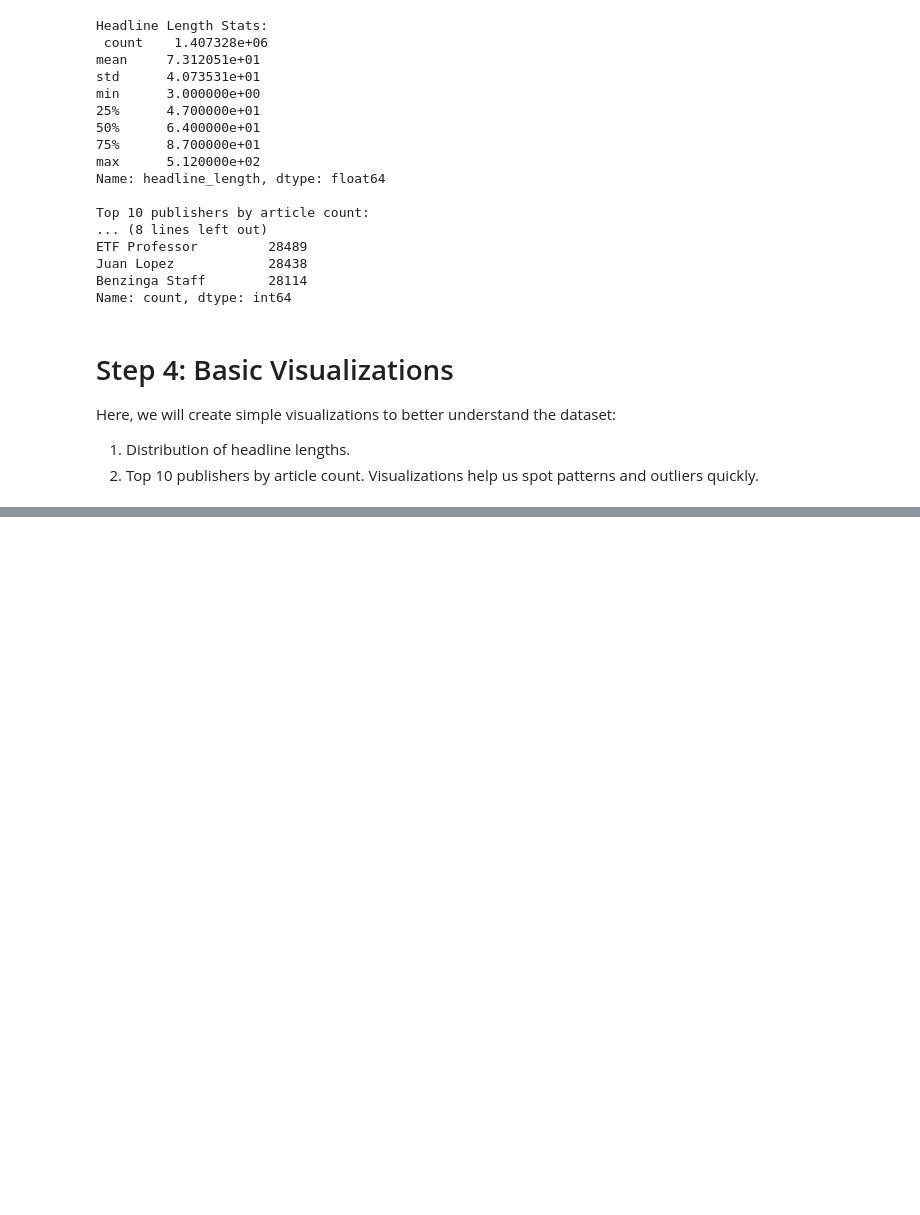
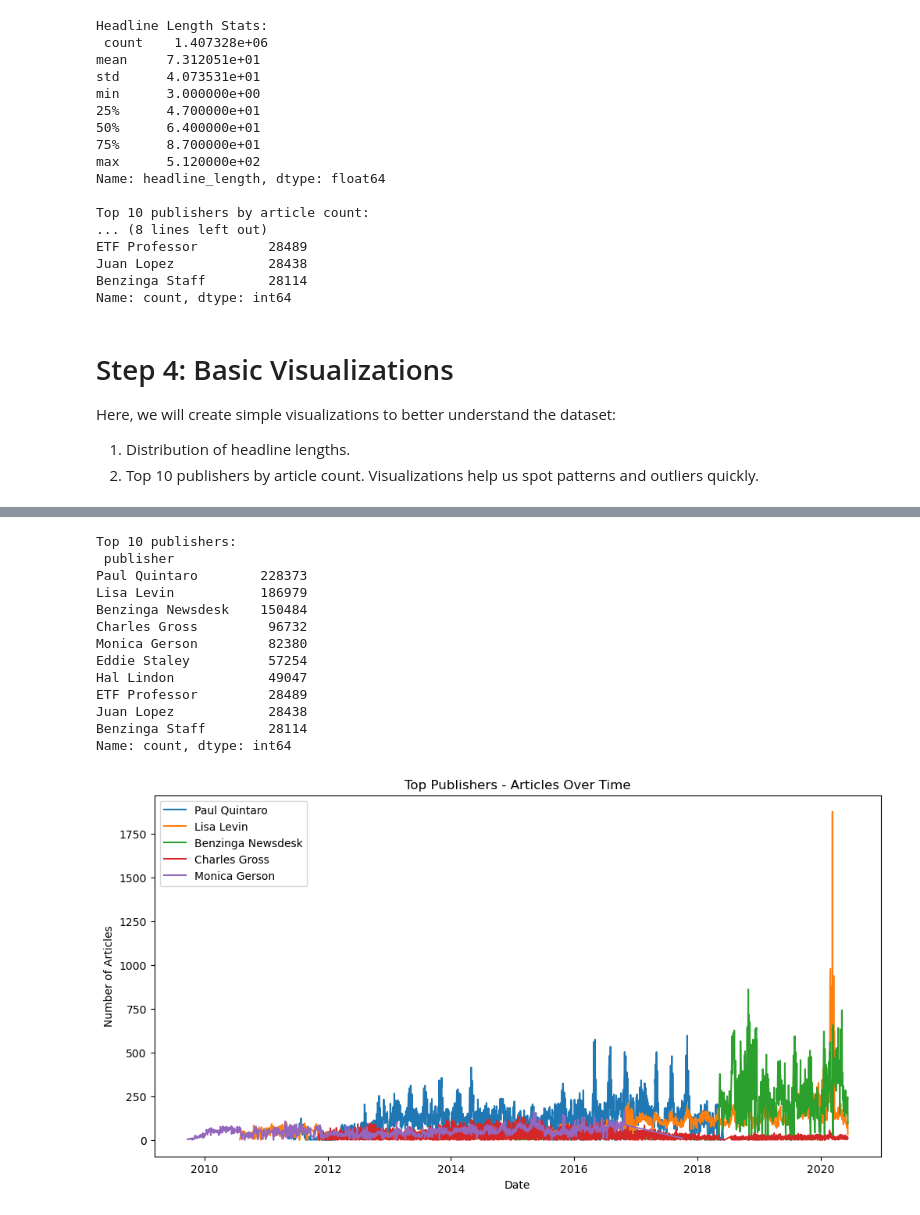
Before and after one commit to hann2004/kaim-week1-news-sentiment, a Jupyter notebook: notebooks/task1_eda.ipynb, the cells around one changed output, grey strips where cells are left out. Drawn from its saved outputs; the diff is of its cells as text; code cells hidden in the pictures; blank space fills up the shorter version.

Commit message:
fix(task-1): update notebook with complete EDA and analysis

```diff
--- a/notebooks/task1_eda.ipynb
+++ b/notebooks/task1_eda.ipynb
@@ -117,0 +158,46 @@ plt.show()
+# %%
+# Count number of articles per publisher
+publisher_counts = df['publisher'].value_counts()
+
+print("Top 10 publishers:\n", publisher_counts.head(10))
+
+
+# Let's focus on the top 5 publishers for time trend analysis
+top_publishers = publisher_counts.head(5).index
+
+# Filter dataset for only top publishers with valid dates
+df_top_pub = df[df['publisher'].isin(top_publishers) & df['date_clean'].notnull()]
+
+# Group by date + publisher
+pub_trends = df_top_pub.groupby([df_top_pub['date_clean'].dt.date, 'publisher']).size().reset_index()
+
+# Rename columns for clarity
+pub_trends.columns = ['date', 'publisher', 'count']
+
+# Plot trends
+plt.figure(figsize=(12,6))
+
+for pub in top_publishers:
+    subset = pub_trends[pub_trends['publisher'] == pub]
+    plt.plot(subset['date'], subset['count'], label=pub)
+
+plt.title("Top Publishers - Articles Over Time")
+plt.xlabel("Date")
+plt.ylabel("Number of Articles")
+plt.legend()
+plt.show()
+# %% [output]
+Top 10 publishers:
+ publisher
+Paul Quintaro        228373
+Lisa Levin           186979
+Benzinga Newsdesk    150484
+Charles Gross         96732
+Monica Gerson         82380
+Eddie Staley          57254
+Hal Lindon            49047
+ETF Professor         28489
+Juan Lopez            28438
+Benzinga Staff        28114
+Name: count, dtype: int64
+[figure, added]
```
Also changed, not shown: parts of 22 cells of this notebook.
